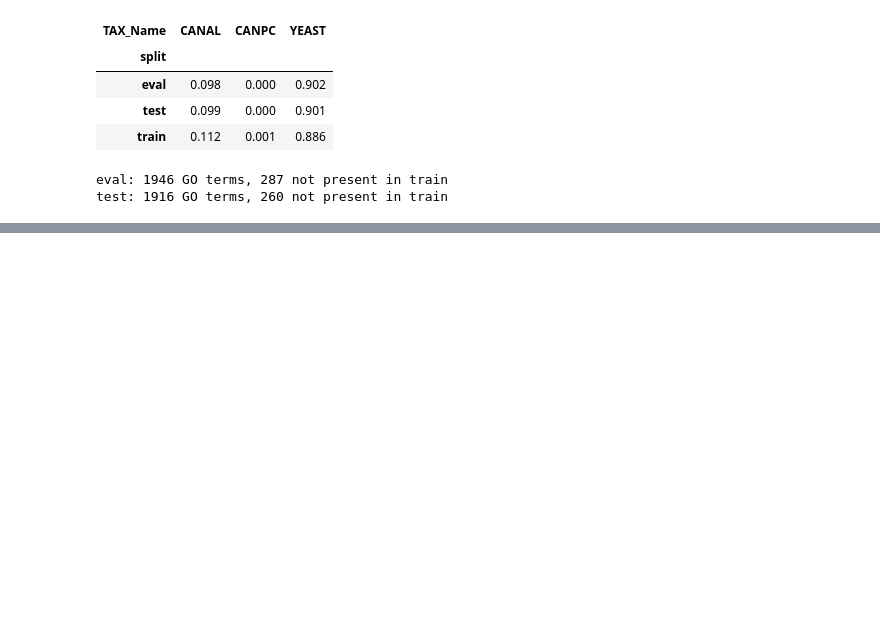
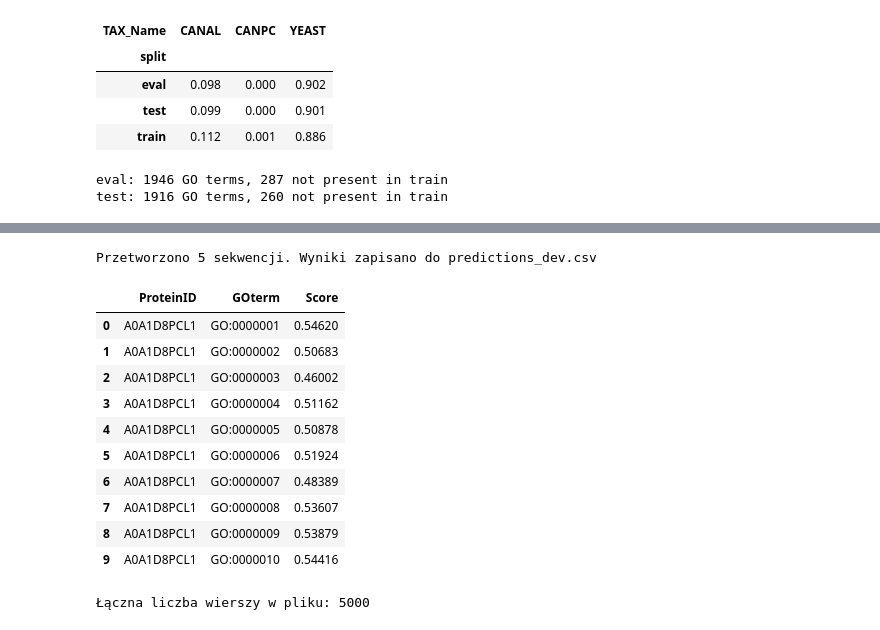
Before and after one commit to LukaszKluza/MLinBio, a Jupyter notebook: notebook.ipynb, the cells around one changed output, grey strips where cells are left out. Cells and saved outputs as stored; diff of their text form; code cells hidden in the pictures; blank space fills up the shorter version.

```diff
--- a/notebook.ipynb
+++ b/notebook.ipynb
@@ -378,0 +455,60 @@ test: 1916 GO terms, 260 not present in train
+# %%
+FASTA_PATH = "datasets/hq_proteins.fasta"
+OUTPUT_CSV = "predictions_dev.csv"
+MAX_SEQS_TO_TEST = 5 # Zmień na float('inf'), gdy będziesz gotowy puścić całość
+
+model_bp = DummyOntologyModel(in_channels=N_AMINO_ACIDS, num_go_terms=len(GO_TERMS_BP)).eval()
+model_mf = DummyOntologyModel(in_channels=N_AMINO_ACIDS, num_go_terms=len(GO_TERMS_MF)).eval()
+model_cc = DummyOntologyModel(in_channels=N_AMINO_ACIDS, num_go_terms=len(GO_TERMS_CC)).eval()
+
+
+with open(OUTPUT_CSV, mode='w', newline='') as out_file:
+    writer = csv.writer(out_file)
+    writer.writerow(['ProteinID', 'GOterm', 'Score'])
+
+    seqs_processed = 0
+    for seq in skbio.io.read(FASTA_PATH, format='fasta'):
+        if seqs_processed >= MAX_SEQS_TO_TEST:
+            break
+
+        protein_id = seq.metadata['id']
+        sequence_str = str(seq)
+
+        x, mask = encode_sequences([sequence_str], max_len=1024)
+
+        with torch.no_grad():
+            pred_bp = model_bp(x, mask)[0].tolist()
+            pred_mf = model_mf(x, mask)[0].tolist()
+            pred_cc = model_cc(x, mask)[0].tolist()
+
+        for go_term, score in zip(GO_TERMS_BP, pred_bp):
+            writer.writerow([protein_id, go_term, f"{score:.5f}"])
+
+        for go_term, score in zip(GO_TERMS_MF, pred_mf):
+            writer.writerow([protein_id, go_term, f"{score:.5f}"])
+
+        for go_term, score in zip(GO_TERMS_CC, pred_cc):
+            writer.writerow([protein_id, go_term, f"{score:.5f}"])
+
+        seqs_processed += 1
+
+print(f"Przetworzono {seqs_processed} sekwencji. Wyniki zapisano do {OUTPUT_CSV}")
+# %% [output]
+Przetworzono 5 sekwencji. Wyniki zapisano do predictions_dev.csv
+# %%
+df_preview = pd.read_csv(OUTPUT_CSV)
+display(df_preview.head(10))
+print(f"Łączna liczba wierszy w pliku: {len(df_preview)}")
+# %% [output]
+|  | ProteinID | GOterm | Score |
+| 0 | A0A1D8PCL1 | GO:0000001 | 0.54620 |
+| 1 | A0A1D8PCL1 | GO:0000002 | 0.50683 |
+| 2 | A0A1D8PCL1 | GO:0000003 | 0.46002 |
+| 3 | A0A1D8PCL1 | GO:0000004 | 0.51162 |
+| 4 | A0A1D8PCL1 | GO:0000005 | 0.50878 |
+| 5 | A0A1D8PCL1 | GO:0000006 | 0.51924 |
+| 6 | A0A1D8PCL1 | GO:0000007 | 0.48389 |
+| 7 | A0A1D8PCL1 | GO:0000008 | 0.53607 |
+| 8 | A0A1D8PCL1 | GO:0000009 | 0.53879 |
+| 9 | A0A1D8PCL1 | GO:0000010 | 0.54416 |
+Łączna liczba wierszy w pliku: 5000
```
Also changed, not shown: parts of 5 cells of this notebook, 1 other file.
